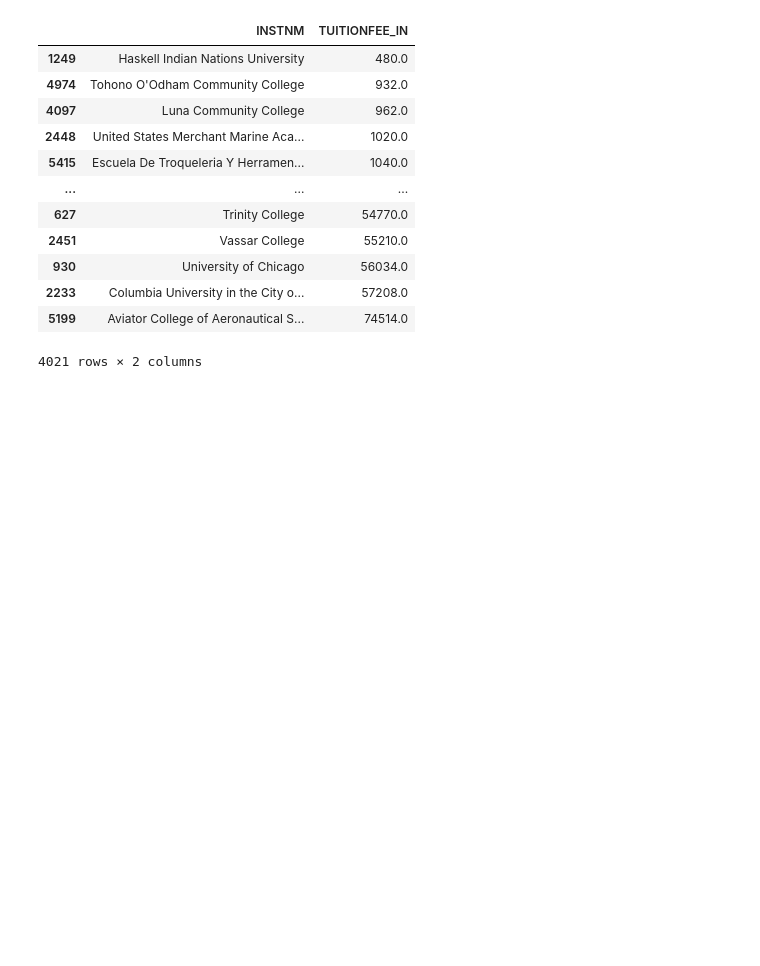
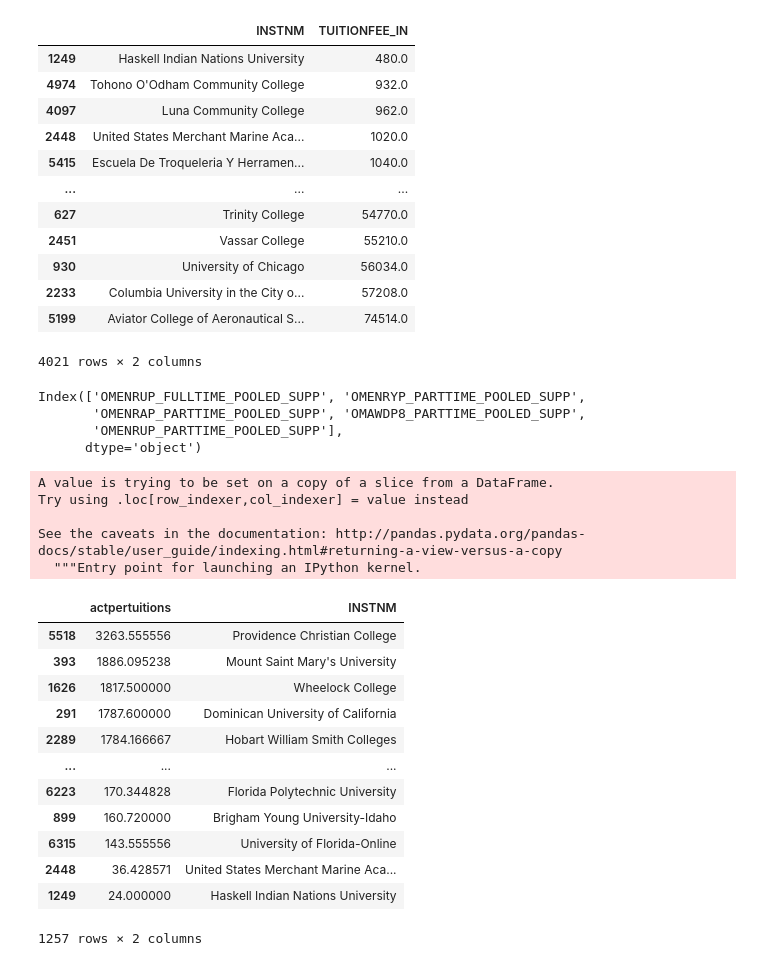
Before and after one commit to MikeDaBossss/College_scoreboard, a Jupyter notebook: College_scoreboard.ipynb, the cells around one changed output. Drawn from its saved outputs; the diff is of its cells as text; code cells hidden in the pictures; blank space fills up the shorter version.

```diff
--- a/College_scoreboard.ipynb
+++ b/College_scoreboard.ipynb
@@ -248,3 +250,10 @@ college_data[college_data['TUITIONFEE_IN']>0][['INSTNM','TUITIONFEE_IN']].sort_v
 | 2233 | Columbia University in the City o... | 57208.0 |
 | 5199 | Aviator College of Aeronautical S... | 74514.0 |
 4021 rows × 2 columns
+# %%
+college_data.columns[-5:]
+# %% [output]
+Index(['OMENRUP_FULLTIME_POOLED_SUPP', 'OMENRYP_PARTTIME_POOLED_SUPP',
+       'OMENRAP_PARTTIME_POOLED_SUPP', 'OMAWDP8_PARTTIME_POOLED_SUPP',
+       'OMENRUP_PARTTIME_POOLED_SUPP'],
+      dtype='object')
@@ -250,0 +262,26 @@ college_data[college_data['TUITIONFEE_IN']>0][['INSTNM','TUITIONFEE_IN']].sort_v
+# %%
+fouryrschools = college_data[(college_data['PREDDEG']==3) & (college_data['TUITIONFEE_IN']>0) & (college_data['ACTCM75']>0)]
+# %%
+fouryrschools['actpertuitions'] = fouryrschools['TUITIONFEE_IN'] / fouryrschools['ACTCM75']
+# %% [output]
+A value is trying to be set on a copy of a slice from a DataFrame.
+Try using .loc[row_indexer,col_indexer] = value instead
+
+See the caveats in the documentation: http://pandas.pydata.org/pandas-docs/stable/user_guide/indexing.html#returning-a-view-versus-a-copy
+  """Entry point for launching an IPython kernel.
+# %%
+fouryrschools[['actpertuitions','INSTNM']].sort_values(ascending=False,by='actpertuitions')
+# %% [output]
+|  | actpertuitions | INSTNM |
+| 5518 | 3263.555556 | Providence Christian College |
+| 393 | 1886.095238 | Mount Saint Mary's University |
+| 1626 | 1817.500000 | Wheelock College |
+| 291 | 1787.600000 | Dominican University of California |
+| 2289 | 1784.166667 | Hobart William Smith Colleges |
+| ... | ... | ... |
+| 6223 | 170.344828 | Florida Polytechnic University |
+| 899 | 160.720000 | Brigham Young University-Idaho |
+| 6315 | 143.555556 | University of Florida-Online |
+| 2448 | 36.428571 | United States Merchant Marine Aca... |
+| 1249 | 24.000000 | Haskell Indian Nations University |
+1257 rows × 2 columns
```
Also changed, not shown: parts of 7 cells of this notebook.
